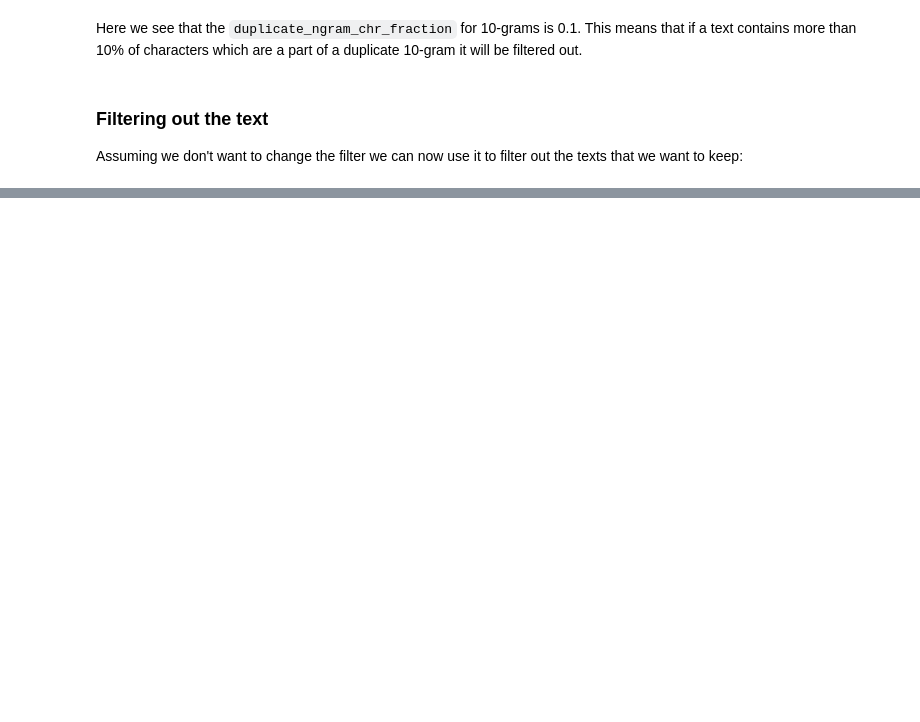
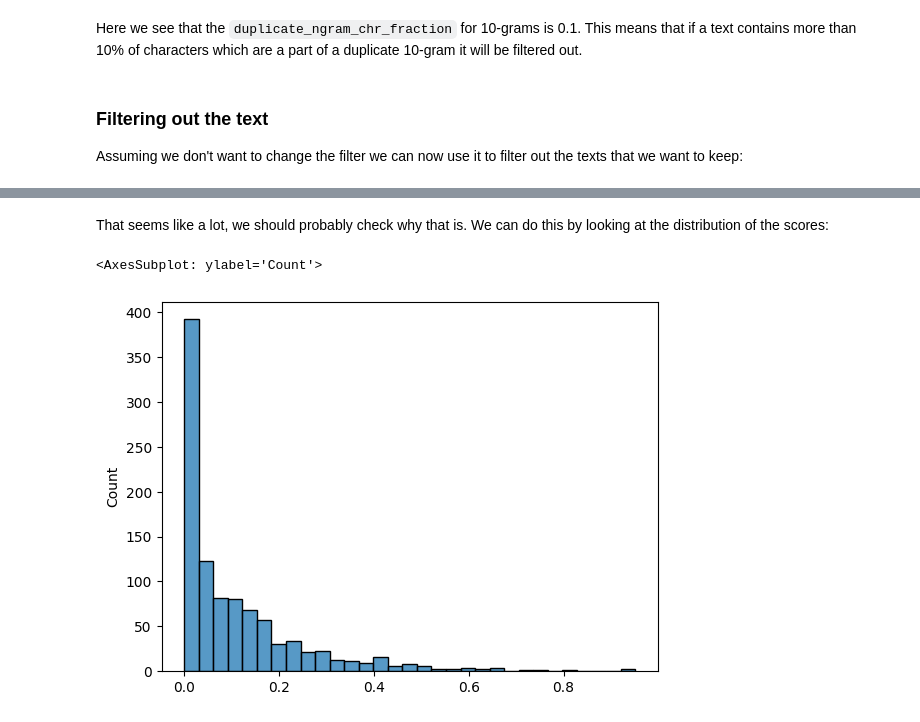
Before and after one commit to HLasse/TextDescriptives, a Jupyter notebook: docs/tutorials/filter_corpus_using_quality.ipynb, the cells around one changed output, grey strips where cells are left out. Saved outputs shown, nothing was run; the diff lists cells and outputs as text; code cells hidden in the pictures; blank space fills up the shorter version.

```diff
--- a/docs/tutorials/filter_corpus_using_quality.ipynb
+++ b/docs/tutorials/filter_corpus_using_quality.ipynb
@@ -173,0 +165,10 @@ We had a total of 1000 which we filtered down to 68.
+# %% [markdown]
+That seems like a lot, we should probably check why that is. We can do this by looking at the distribution of the scores:
+# %%
+import seaborn as sns
+
+duplicate_10_gram_fraction = [doc._.quality["duplicate_10-gram_chr_fraction"] for doc in legal_docs]
+sns.histplot(duplicate_10_gram_fraction)
+# %% [output]
+<AxesSubplot: ylabel='Count'>
+[figure, added]
```
Also changed, not shown: parts of 23 cells of this notebook, 1 other file.
